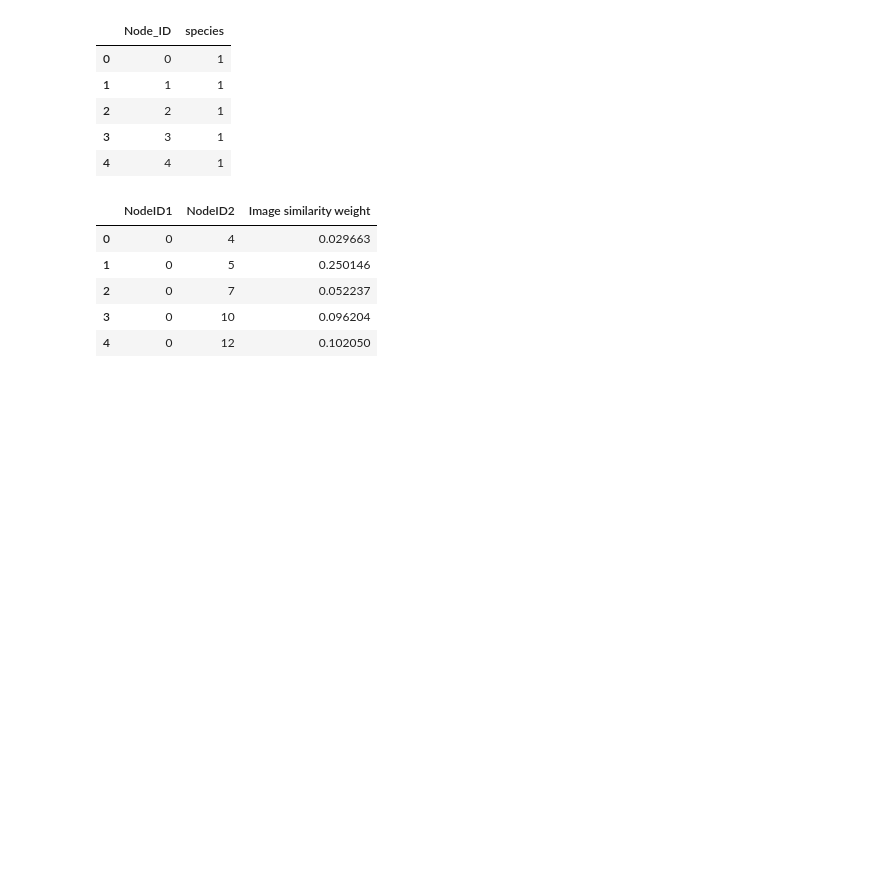
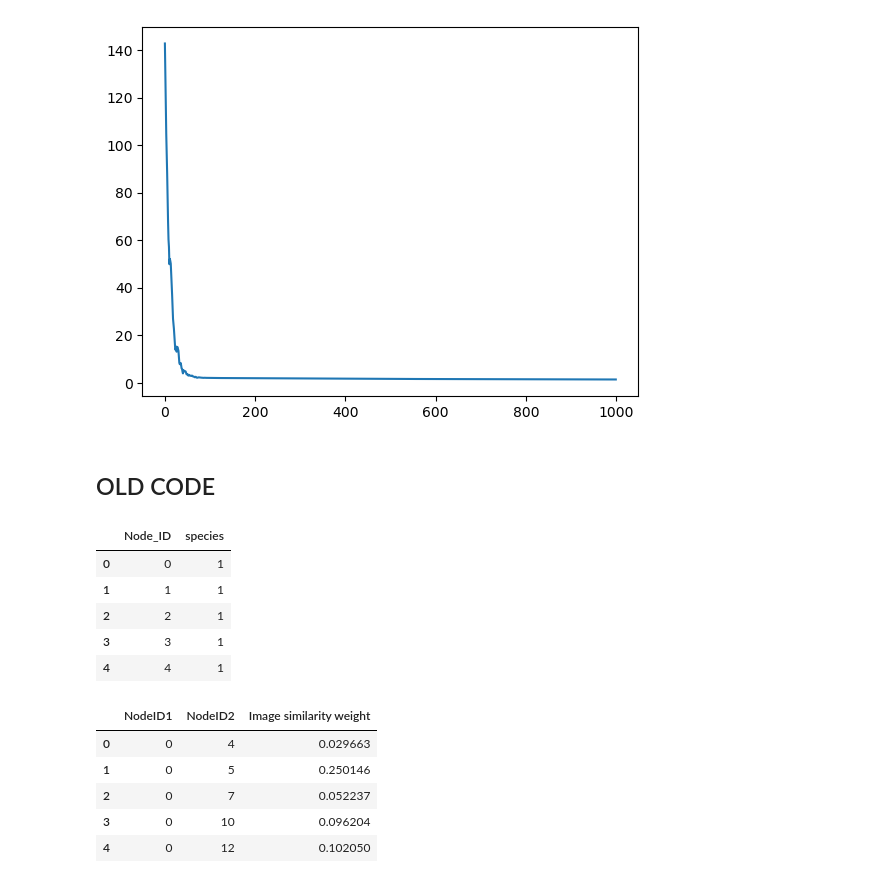
Before and after one commit to hoanganhlinh/WB_2023, a Jupyter notebook: Laura Hoang/GNN_1.ipynb, the cells around one changed output. Saved outputs shown, nothing was run; the diff lists cells and outputs as text; code cells hidden in the pictures; blank space fills up the shorter version.

```diff
--- a/Laura Hoang/GNN_1.ipynb
+++ b/Laura Hoang/GNN_1.ipynb
@@ -0,0 +112,22 @@
+# %%
+losses = []
+
+for epoch in range(1000):
+    optimizer.zero_grad()
+    out = model(data)
+
+    train_indices = [_ for _ in range(832)]  # Indices of nodes in the training set
+    train_mask = torch.zeros(data.num_nodes, dtype=torch.bool)
+    train_mask[train_indices] = True
+    data.train_mask = train_mask
+
+    predictions = out
+    targets = data.y - 1
+
+    loss = criterion(predictions[data.train_mask], targets[data.train_mask])
+    loss.backward()
+    optimizer.step()
+
+    losses += [loss.item()]
+    if epoch%100==1:
+        print(f"Epoch: {epoch+1}, Loss: {loss.item()}")
@@ -0,0 +145,5 @@
+# %%
+plt.plot(losses)
+plt.show()
+# %% [output]
+[figure, added]
@@ -1,3 +158,5 @@
+# %% [markdown]
+## OLD CODE
 # %%
 import pandas as pd
 
```
Also changed, not shown: parts of 21 cells of this notebook.
